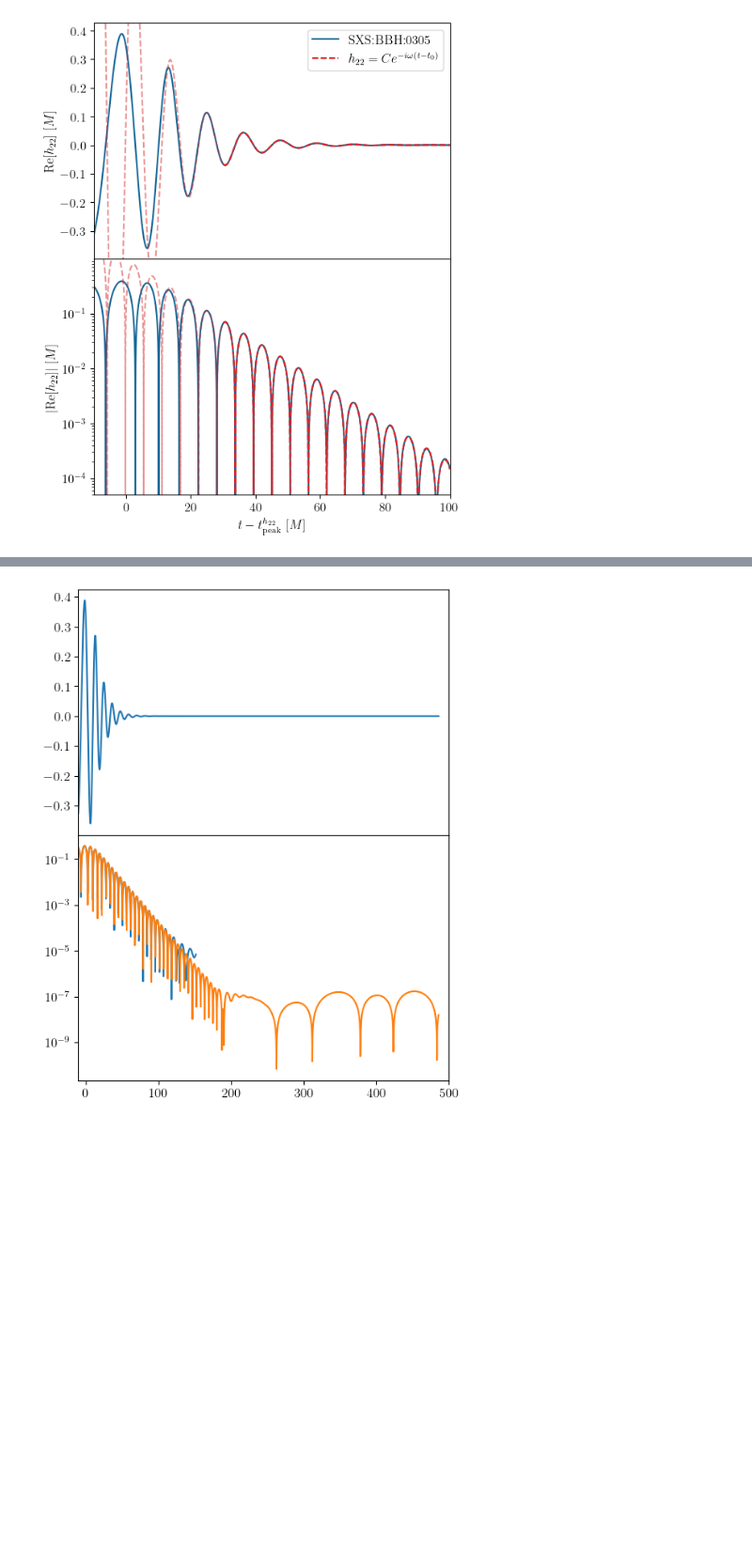
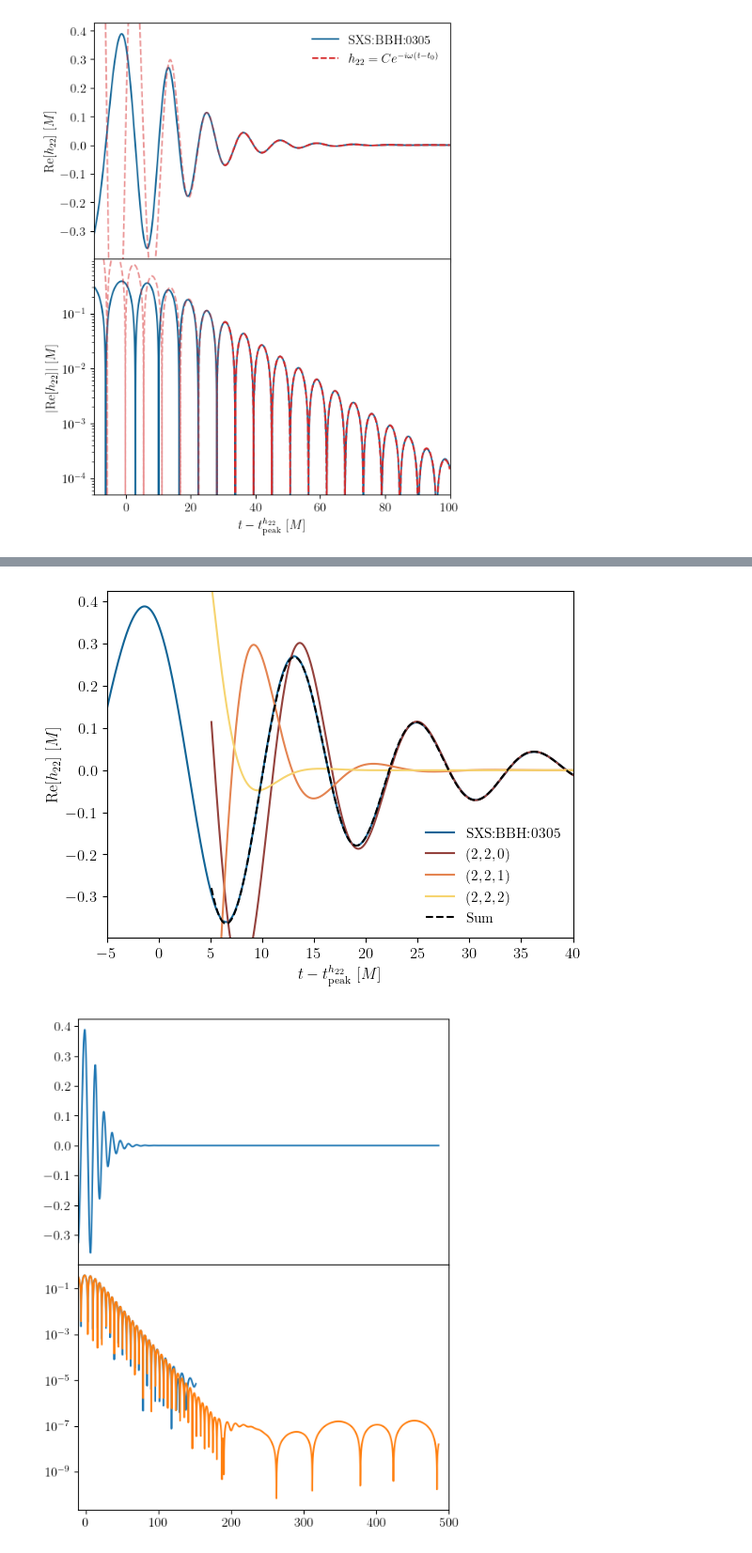
Before and after one commit to eliotfinch/thesis, a Jupyter notebook: Figures/Introduction/ringdown_waveform.ipynb, the cells around one changed output, grey strips where cells are left out. Shown at 94% size. Saved outputs shown, nothing was run; the diff lists cells and outputs as text; code cells hidden in the pictures; blank space fills up the shorter version.

```diff
--- a/Figures/Introduction/ringdown_waveform.ipynb
+++ b/Figures/Introduction/ringdown_waveform.ipynb
@@ -83,3 +141,44 @@ fig.savefig('ringdown_waveform.pdf', bbox_inches='tight')
+# %%
+cmap = cm.lajolla_r
+
+fig, ax = plt.subplots()
+fig.subplots_adjust(hspace=0)
+
+ax.plot(new_times, f(new_times), c=ringdown_colour, label='SXS:BBH:0305')
+
+# axs[0].plot(new_fit_times, f_fit(new_fit_times), c='C3', ls='--', label=r'$h_{22} = Ce^{-i\omega(t-t_0)}$')
+# axs[1].plot(new_fit_times, abs(f_fit(new_fit_times)), c='C3', ls='--')
+
+extended_sum = np.zeros_like(new_times)
+
+for i, (amp, freq) in enumerate(zip(best_fit['C'], best_fit['frequencies'])):
+    if i < 10:
+        wf = amp*np.exp(-1j*(new_fit_times-5)*freq)
+        ax.plot(new_fit_times, np.real(wf), c=cmap(0.3+(i/4)), alpha=1, label=f'$(2,2,{i})$', ls='-')
+
+        extended_wf = amp*np.exp(-1j*(new_times-5)*freq)
+        # ax.plot(new_times, np.real(extended_wf), c=cmap(0.3+(i/4)), alpha=0.5, ls='--')
+
+        extended_sum += np.real(extended_wf)
+
+ax.plot(new_fit_times, f_fit(new_fit_times), c='k', ls='--', label='Sum')
+# ax.plot(new_times, extended_sum, c='k', ls='--', alpha=0.5)
+
+# extended_model = best_fit['C'][0]*np.exp(-1j*(new_times-30)*best_fit['frequencies'][0])
+# axs[0].plot(new_times, np.real(extended_model), c='C3', ls='--', alpha=0.5)
+# axs[1].plot(new_times, abs(np.real(extended_model)), c='C3', ls='--', alpha=0.5)
+
+ax.legend(frameon=False, loc='lower right', fontsize=11)
+
+ax.set_xlim(-5, 40)
+ax.set_ylim((-0.3979884738603975, 0.42614283822484883))
+
+ax.set_xlabel('$t - t_\mathrm{peak}^{h_{22}}\ [M]$')
+ax.set_ylabel('$\mathrm{Re}[h_{22}]\ [M]$')
+
+fig.savefig('ringdown_waveform_overtone.pdf', bbox_inches='tight')
+# %% [output]
+[figure, added]
 # %%
 import pickle
 import json
```
Also changed, not shown: parts of 4 cells of this notebook, 2 other files.
